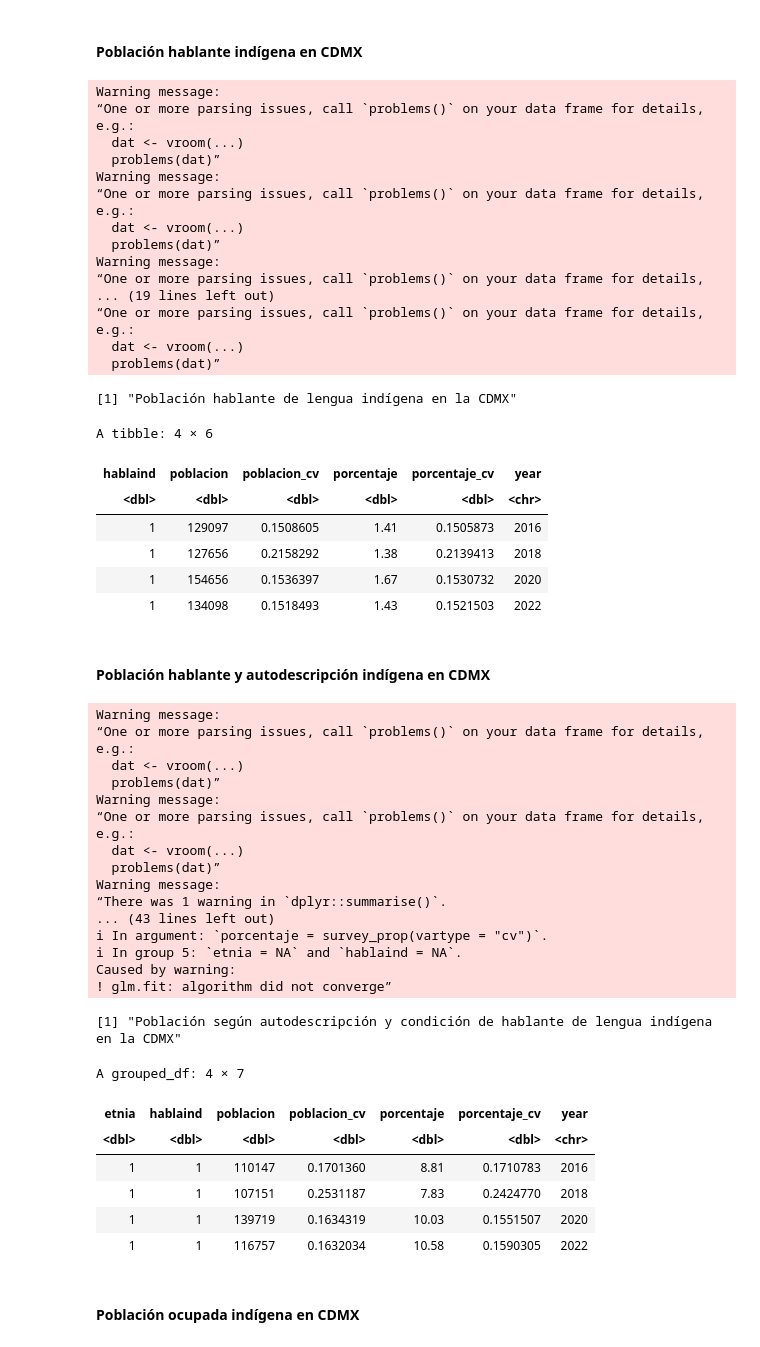
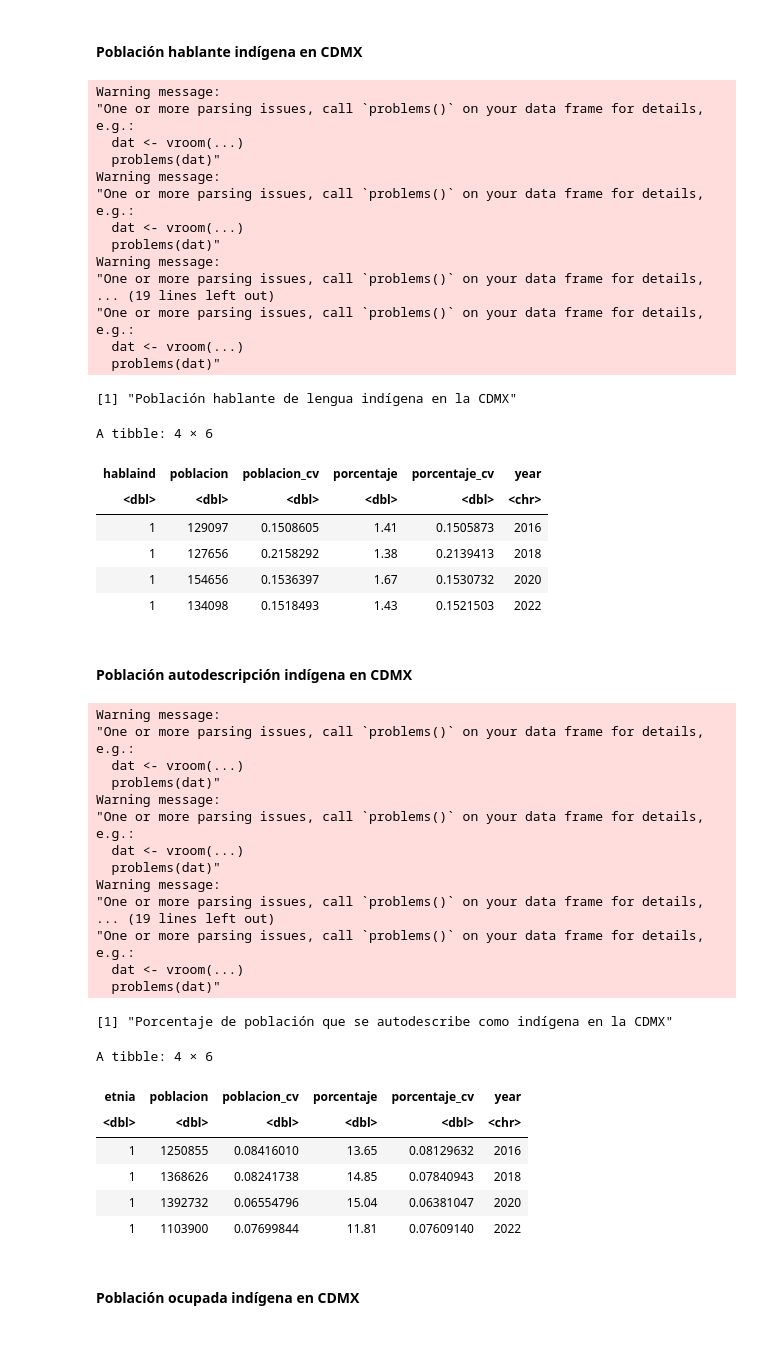
Before and after one commit to cpyp-ipdp/pgd_cdmx, a Jupyter notebook: indicadores/pueblos_indigenas/indicadores_pueblos_indigenas.ipynb, the cells around one changed output. Drawn from its saved outputs; the diff is of its cells as text; code cells hidden in the pictures.

Commit message:
Se modifica indicador dejando solo autodescripción indígena

```diff
--- a/indicadores/pueblos_indigenas/indicadores_pueblos_indigenas.ipynb
+++ b/indicadores/pueblos_indigenas/indicadores_pueblos_indigenas.ipynb
@@ -108,9 +110,9 @@ estimacion <- function(path, variable) {
   }
 
     # Estimar población hablante indígena en CDMX
-  if (variable == "hablante_indigena") {
-    hablante_ind <- mydesign %>%
-      group_by(etnia,hablaind) %>%
+  if (variable == "indigena") {
+    indigena <- mydesign %>%
+      group_by(etnia) %>%
       summarise(
         poblacion = survey_total(vartype = "cv"),
         porcentaje = survey_prop(vartype = "cv")
@@ -118,10 +120,9 @@ estimacion <- function(path, variable) {
       mutate(porcentaje = round(porcentaje * 100, 2)) %>%
       # Añadir año
       mutate(year = substr(path, 16, 19)) %>%
-      filter(etnia == 1)%>%
-filter(hablaind == 1)
+      filter(etnia == 1)
 
-    return(hablante_ind)
+    return(indigena)
   }
 
 
@@ -195,22 +196,22 @@ print("Población hablante de lengua indígena en la CDMX")
 tabla_hablante
 # %% [output]
 Warning message:
-“One or more parsing issues, call `problems()` on your data frame for details,
+"One or more parsing issues, call `problems()` on your data frame for details,
 e.g.:
   dat <- vroom(...)
-  problems(dat)”
+  problems(dat)"
 Warning message:
-“One or more parsing issues, call `problems()` on your data frame for details,
+"One or more parsing issues, call `problems()` on your data frame for details,
 e.g.:
   dat <- vroom(...)
-  problems(dat)”
+  problems(dat)"
 Warning message:
-“One or more parsing issues, call `problems()` on your data frame for details,
+"One or more parsing issues, call `problems()` on your data frame for details,
 ... (19 lines left out)
-“One or more parsing issues, call `problems()` on your data frame for details,
+"One or more parsing issues, call `problems()` on your data frame for details,
 e.g.:
   dat <- vroom(...)
-  problems(dat)”
+  problems(dat)"
 [1] "Población hablante de lengua indígena en la CDMX"
 A tibble: 4 × 6
 | hablaind | poblacion | poblacion_cv | porcentaje | porcentaje_cv | year |
@@ -220,41 +221,41 @@ A tibble: 4 × 6
 | 1 | 154656 | 0.1536397 | 1.67 | 0.1530732 | 2020 |
 | 1 | 134098 | 0.1518493 | 1.43 | 0.1521503 | 2022 |
 # %% [markdown]
-#### Población hablante y autodescripción indígena en CDMX
+#### Población autodescripción indígena en CDMX
 # %%
-tabla_hablante_indigena<-map_dfr(
+tabla_indigena<-map_dfr(
   list.files("data", full.names = TRUE, pattern = "poblacion_.*.csv"),
   estimacion,
-  variable = "hablante_indigena"
+  variable = "indigena"
 )
-print("Población según autodescripción y condición de hablante de lengua indígena en la CDMX")
-tabla_hablante_indigena
+print("Porcentaje de población que se autodescribe como indígena en la CDMX")
+tabla_indigena
 # %% [output]
 Warning message:
-“One or more parsing issues, call `problems()` on your data frame for details,
+"One or more parsing issues, call `problems()` on your data frame for details,
 e.g.:
   dat <- vroom(...)
-  problems(dat)”
+  problems(dat)"
 Warning message:
-“One or more parsing issues, call `problems()` on your data frame for details,
+"One or more parsing issues, call `problems()` on your data frame for details,
 e.g.:
   dat <- vroom(...)
-  problems(dat)”
+  problems(dat)"
 Warning message:
-“There was 1 warning in `dplyr::summarise()`.
-... (43 lines left out)
-ℹ In argument: `porcentaje = survey_prop(vartype = "cv")`.
-ℹ In group 5: `etnia = NA` and `hablaind = NA`.
-Caused by warning:
-! glm.fit: algorithm did not converge”
+"One or more parsing issues, call `problems()` on your data frame for details,
+... (19 lines left out)
+"One or more parsing issues, call `problems()` on your data frame for details,
+e.g.:
+  dat <- vroom(...)
+  problems(dat)"
-[1] "Población según autodescripción y condición de hablante de lengua indígena en la CDMX"
+[1] "Porcentaje de población que se autodescribe como indígena en la CDMX"
-A grouped_df: 4 × 7
+A tibble: 4 × 6
-| etnia | hablaind | poblacion | poblacion_cv | porcentaje | porcentaje_cv | year |
-| <dbl> | <dbl> | <dbl> | <dbl> | <dbl> | <dbl> | <chr> |
-| 1 | 1 | 110147 | 0.1701360 | 8.81 | 0.1710783 | 2016 |
-| 1 | 1 | 107151 | 0.2531187 | 7.83 | 0.2424770 | 2018 |
-| 1 | 1 | 139719 | 0.1634319 | 10.03 | 0.1551507 | 2020 |
-| 1 | 1 | 116757 | 0.1632034 | 10.58 | 0.1590305 | 2022 |
+| etnia | poblacion | poblacion_cv | porcentaje | porcentaje_cv | year |
+| <dbl> | <dbl> | <dbl> | <dbl> | <dbl> | <chr> |
+| 1 | 1250855 | 0.08416010 | 13.65 | 0.08129632 | 2016 |
+| 1 | 1368626 | 0.08241738 | 14.85 | 0.07840943 | 2018 |
+| 1 | 1392732 | 0.06554796 | 15.04 | 0.06381047 | 2020 |
+| 1 | 1103900 | 0.07699844 | 11.81 | 0.07609140 | 2022 |
 # %% [markdown]
 #### Población ocupada indígena en CDMX
 # %%
```
Also changed, not shown: parts of 3 cells of this notebook.
